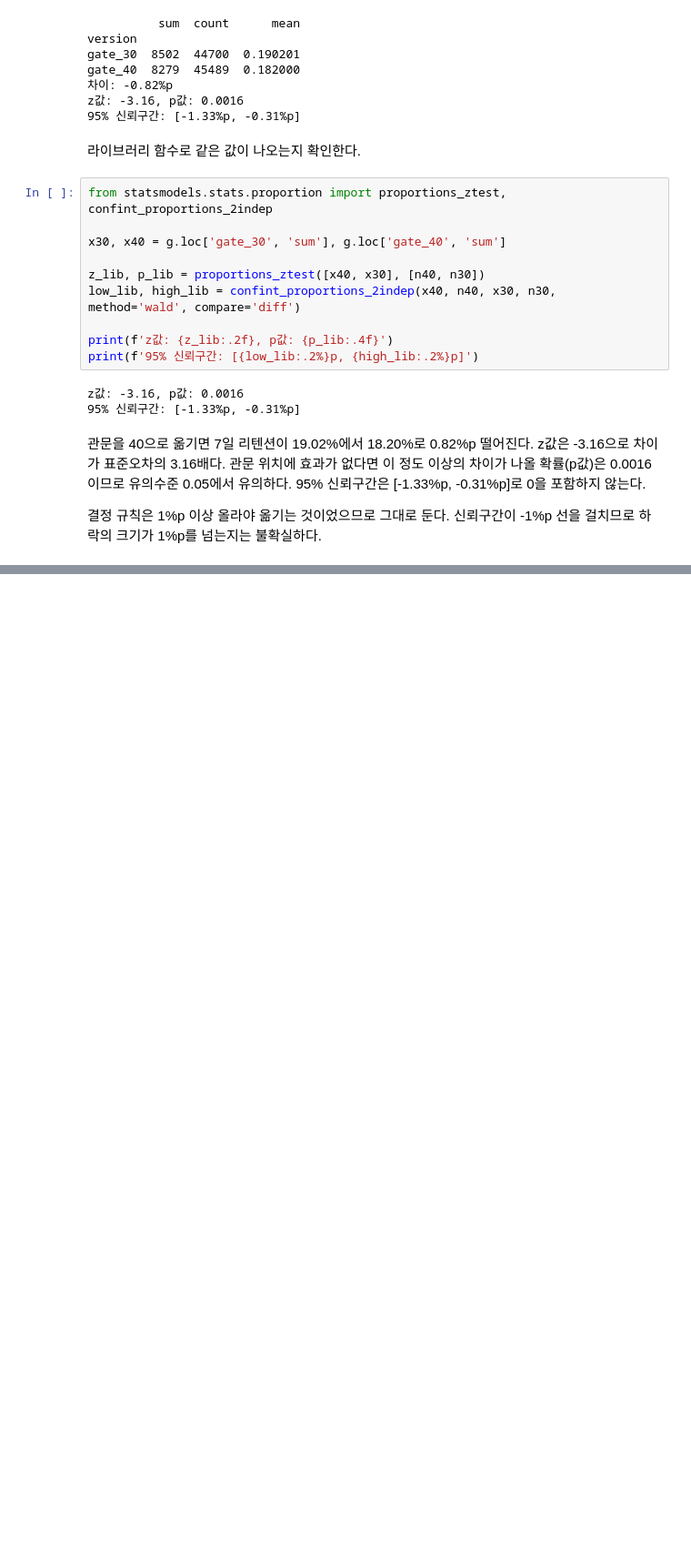
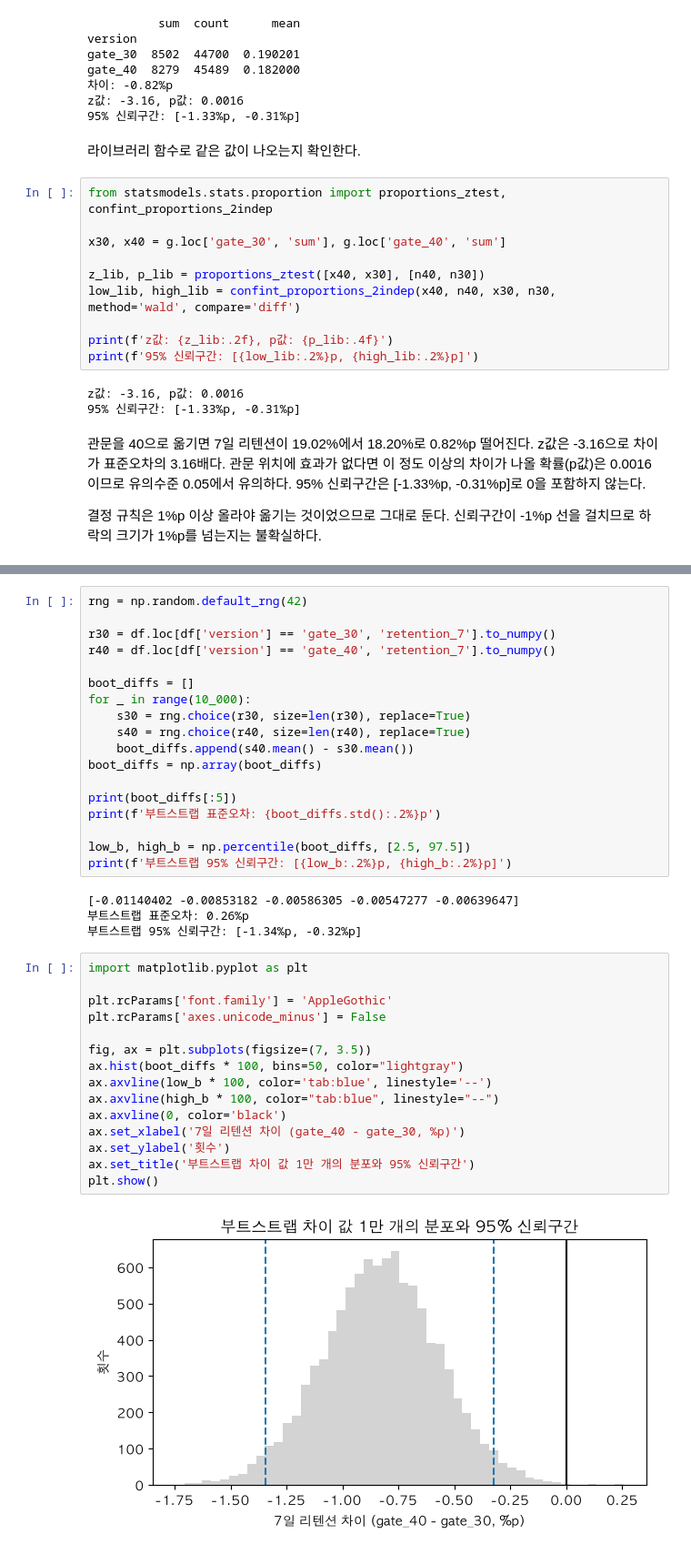
Before and after one commit to hallasana/cookie-cats-ab-test, a Jupyter notebook: analysis.ipynb, the cells around one changed output, grey strips where cells are left out. Shown at 91% size. Cells and saved outputs as stored; diff of their text form; blank space fills up the shorter version.

Commit message:
feat: 부트스트랩으로 주 지표 신뢰구간 재확인
그룹별 복원 추출 1만 회로 7일 리텐션 차이의 표준오차와 95% 신뢰구간을 구하고 공식으로 구한 값과 비교함.
차이 값의 분포를 히스토그램으로 확인함.

```diff
--- a/analysis.ipynb
+++ b/analysis.ipynb
@@ -249,0 +253,39 @@ z값: -3.16, p값: 0.0016
+# %%
+rng = np.random.default_rng(42)
+
+r30 = df.loc[df['version'] == 'gate_30', 'retention_7'].to_numpy()
+r40 = df.loc[df['version'] == 'gate_40', 'retention_7'].to_numpy()
+
+boot_diffs = []
+for _ in range(10_000):
+    s30 = rng.choice(r30, size=len(r30), replace=True)
+    s40 = rng.choice(r40, size=len(r40), replace=True)
+    boot_diffs.append(s40.mean() - s30.mean())
+boot_diffs = np.array(boot_diffs)
+
+print(boot_diffs[:5])
+print(f'부트스트랩 표준오차: {boot_diffs.std():.2%}p')
+
+low_b, high_b = np.percentile(boot_diffs, [2.5, 97.5])
+print(f'부트스트랩 95% 신뢰구간: [{low_b:.2%}p, {high_b:.2%}p]')
+# %% [output]
+[-0.01140402 -0.00853182 -0.00586305 -0.00547277 -0.00639647]
+부트스트랩 표준오차: 0.26%p
+부트스트랩 95% 신뢰구간: [-1.34%p, -0.32%p]
+# %%
+import matplotlib.pyplot as plt
+
+plt.rcParams['font.family'] = 'AppleGothic'
+plt.rcParams['axes.unicode_minus'] = False
+
+fig, ax = plt.subplots(figsize=(7, 3.5))
+ax.hist(boot_diffs * 100, bins=50, color="lightgray")
+ax.axvline(low_b * 100, color='tab:blue', linestyle='--')
+ax.axvline(high_b * 100, color="tab:blue", linestyle="--")
+ax.axvline(0, color='black')
+ax.set_xlabel('7일 리텐션 차이 (gate_40 - gate_30, %p)')
+ax.set_ylabel('횟수')
+ax.set_title('부트스트랩 차이 값 1만 개의 분포와 95% 신뢰구간')
+plt.show()
+# %% [output]
+[figure, added]
```
Also changed, not shown: parts of 2 cells of this notebook.
